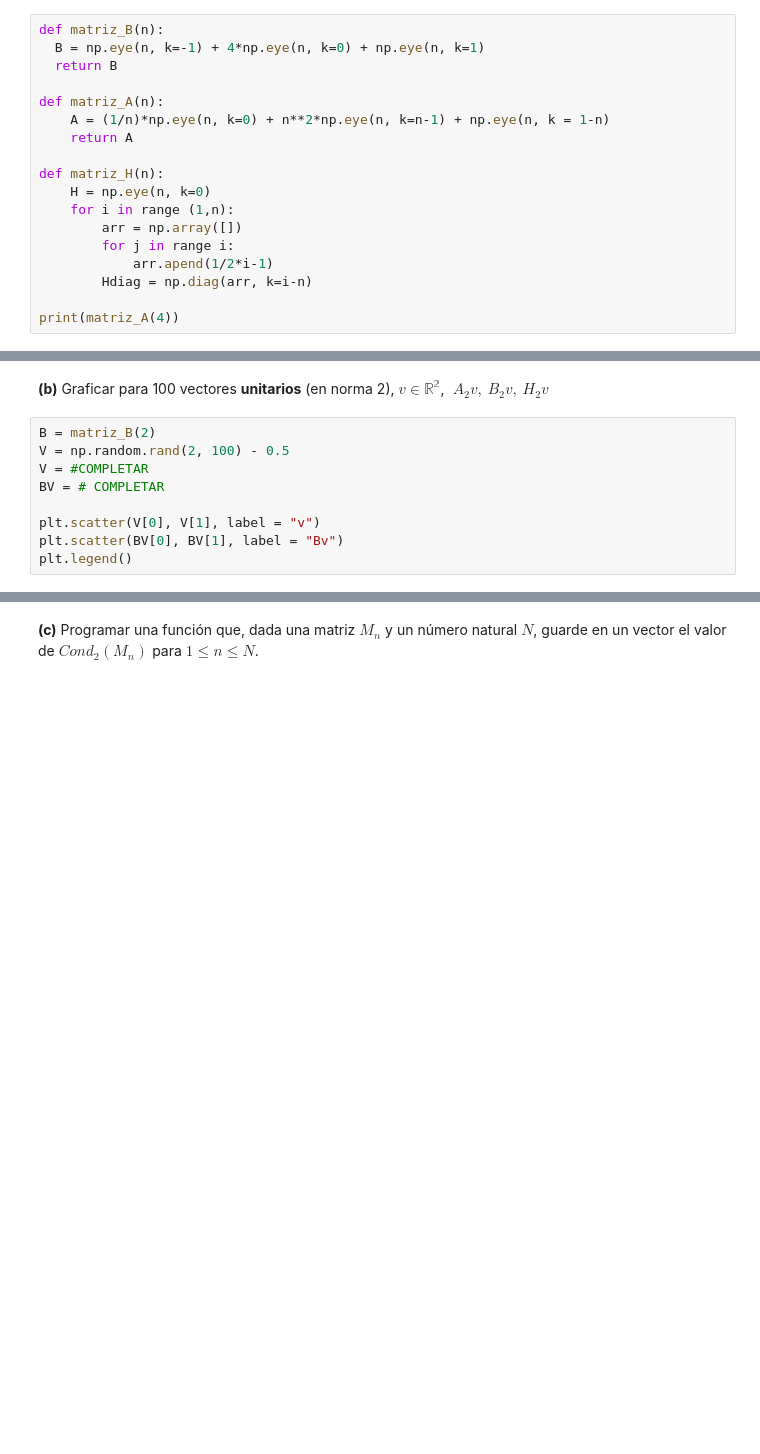
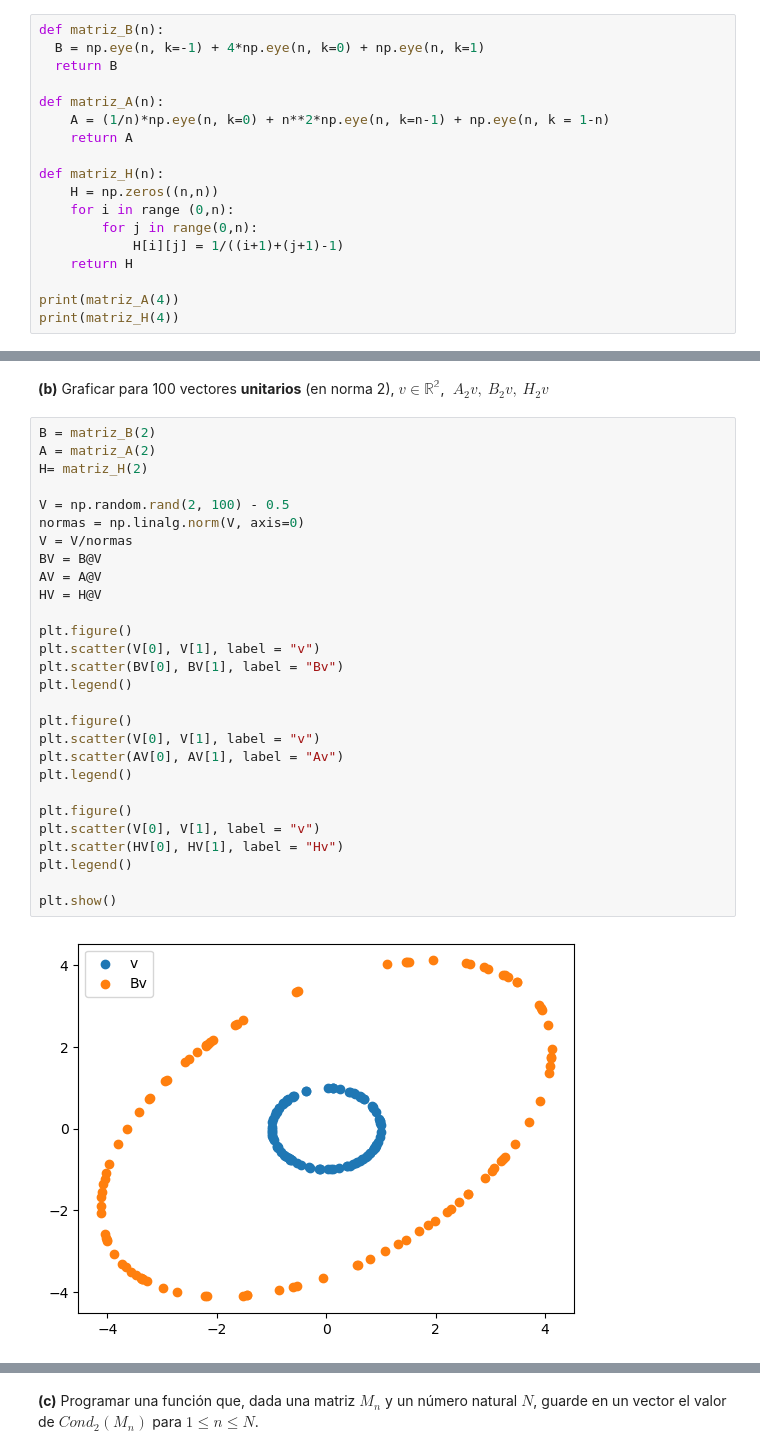
Before and after one commit to SoutoSebastian/ALC, a Jupyter notebook: labo04_nro_de_condicion(1).ipynb, the cells around one changed output, grey strips where cells are left out. Saved outputs shown, nothing was run; the diff lists cells and outputs as text; blank space fills up the shorter version.

```diff
--- a/labo04_nro_de_condicion(1).ipynb
+++ b/labo04_nro_de_condicion(1).ipynb
@@ -108,14 +108,14 @@ def matriz_A(n):
     return A
 
 def matriz_H(n):
-    H = np.eye(n, k=0)
-    for i in range (1,n):
-        arr = np.array([])
-        for j in range i:
-            arr.apend(1/2*i-1)
-        Hdiag = np.diag(arr, k=i-n)
+    H = np.zeros((n,n))
+    for i in range (0,n):
+        for j in range(0,n):
+            H[i][j] = 1/((i+1)+(j+1)-1)
+    return H
 
 print(matriz_A(4))
+print(matriz_H(4))
 # %% [output]
 [[ 0.25  0.    0.   16.  ]
  [ 0.    0.25  0.    0.  ]
@@ -125,10 +129,31 @@ print(matriz_A(4))
 **(b)** Graficar para 100 vectores **unitarios** (en norma 2), $v\in\mathbb{R^2}$, $\; A_2v,\ B_2v,\ H_2v$
 # %%
 B = matriz_B(2)
+A = matriz_A(2)
+H= matriz_H(2)
+
 V = np.random.rand(2, 100) - 0.5
-V = #COMPLETAR
-BV = # COMPLETAR
+normas = np.linalg.norm(V, axis=0)
+V = V/normas
+BV = B@V
+AV = A@V
+HV = H@V
 
+plt.figure()
 plt.scatter(V[0], V[1], label = "v")
 plt.scatter(BV[0], BV[1], label = "Bv")
 plt.legend()
+
+plt.figure()
+plt.scatter(V[0], V[1], label = "v")
+plt.scatter(AV[0], AV[1], label = "Av")
+plt.legend()
+
+plt.figure()
+plt.scatter(V[0], V[1], label = "v")
+plt.scatter(HV[0], HV[1], label = "Hv")
+plt.legend()
+
+plt.show()
+# %% [output]
+[figure, added]
```
Also changed, not shown: parts of 17 cells of this notebook, 1 other file.
